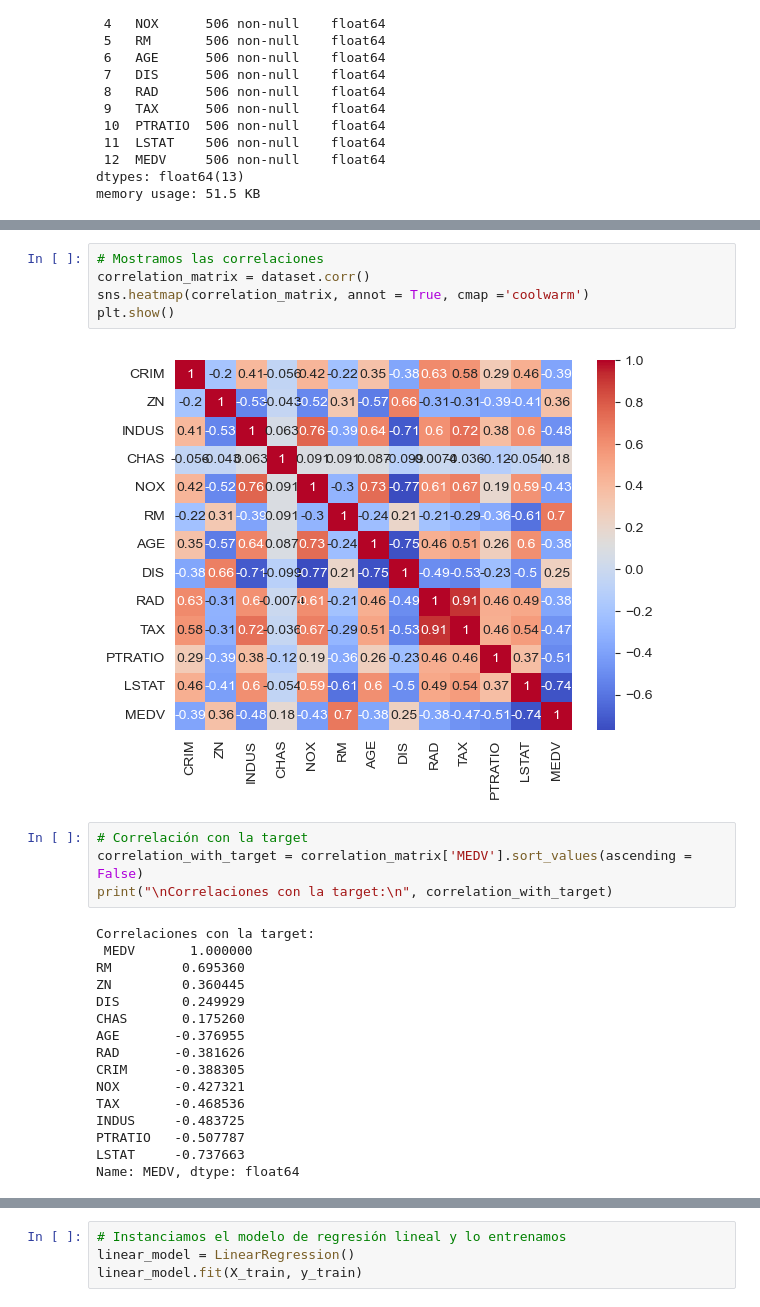
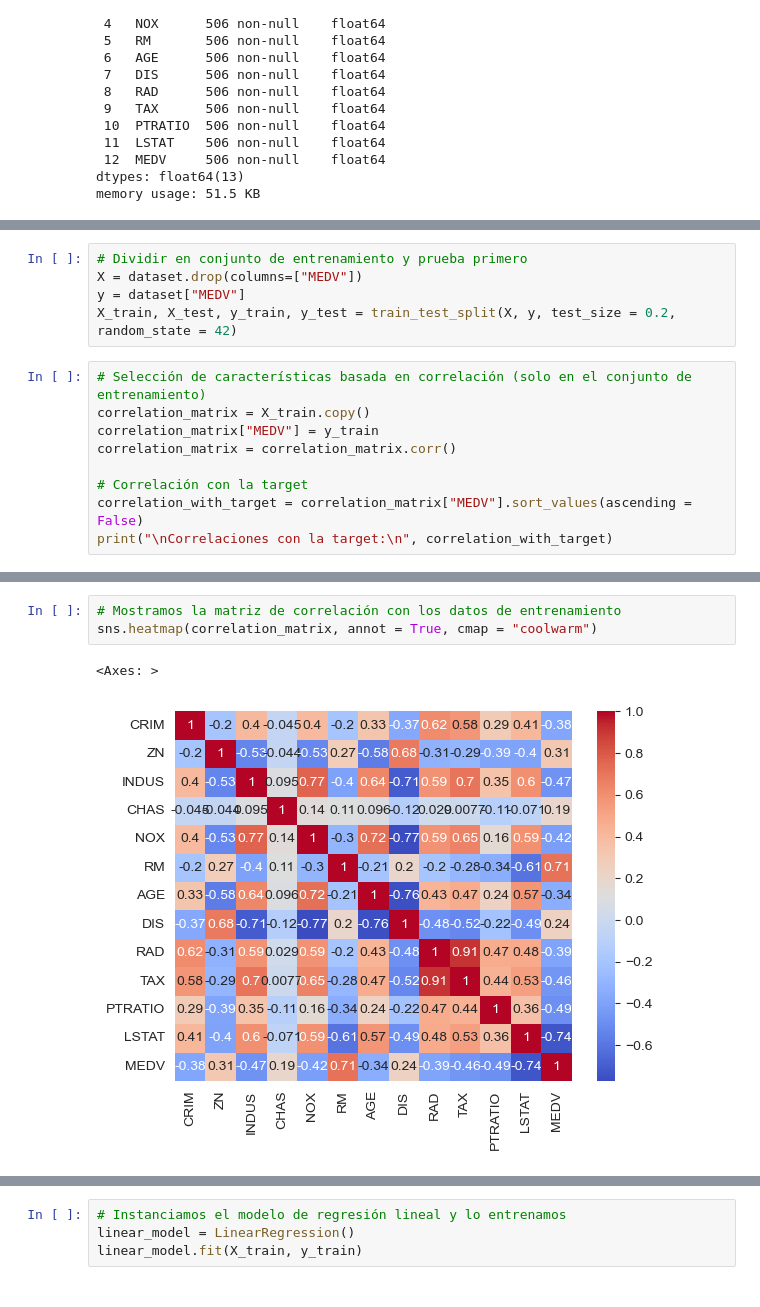
Before and after one commit to CanaryBrianArmas/ONLINE_DS_THEBRIDGE_-Ejercicios-a-corregir, a Jupyter notebook: Sprint_10/Unidad_1/18_Practica_Obligatoria_Regresion_Lineal_y_Regularización.ipynb, the cells around one changed output, grey strips where cells are left out. Saved outputs shown, nothing was run; the diff lists cells and outputs as text.

```diff
--- a/Sprint_10/Unidad_1/18_Practica_Obligatoria_Regresion_Lineal_y_Regularización.ipynb
+++ b/Sprint_10/Unidad_1/18_Practica_Obligatoria_Regresion_Lineal_y_Regularización.ipynb
@@ -115,0 +117,14 @@ plt.show()
+# %%
+# Dividir en conjunto de entrenamiento y prueba primero
+X = dataset.drop(columns=["MEDV"])
+y = dataset["MEDV"]
+X_train, X_test, y_train, y_test = train_test_split(X, y, test_size = 0.2, random_state = 42)
+# %%
+# Selección de características basada en correlación (solo en el conjunto de entrenamiento)
+correlation_matrix = X_train.copy()
+correlation_matrix["MEDV"] = y_train
+correlation_matrix = correlation_matrix.corr()
+
+# Correlación con la target
+correlation_with_target = correlation_matrix["MEDV"].sort_values(ascending = False)
+print("\nCorrelaciones con la target:\n", correlation_with_target)
@@ -116,29 +147,8 @@ plt.show()
 # %%
-# Mostramos las correlaciones
-correlation_matrix = dataset.corr()
-sns.heatmap(correlation_matrix, annot = True, cmap ='coolwarm')
-plt.show()
+# Mostramos la matriz de correlación con los datos de entrenamiento
+sns.heatmap(correlation_matrix, annot = True, cmap = "coolwarm")
 # %% [output]
+<Axes: >
-[figure, old version]
+[figure, new version]
-# %%
-# Correlación con la target
-correlation_with_target = correlation_matrix['MEDV'].sort_values(ascending = False)
-print("\nCorrelaciones con la target:\n", correlation_with_target)
-# %% [output]
-Correlaciones con la target:
- MEDV       1.000000
-RM         0.695360
-ZN         0.360445
-DIS        0.249929
-CHAS       0.175260
-AGE       -0.376955
-RAD       -0.381626
-CRIM      -0.388305
-NOX       -0.427321
-TAX       -0.468536
-INDUS     -0.483725
-PTRATIO   -0.507787
-LSTAT     -0.737663
-Name: MEDV, dtype: float64
 # %%
 # Selección de variables con correlación absoluta > 0.3
```
Also changed, not shown: parts of 10 cells of this notebook.
